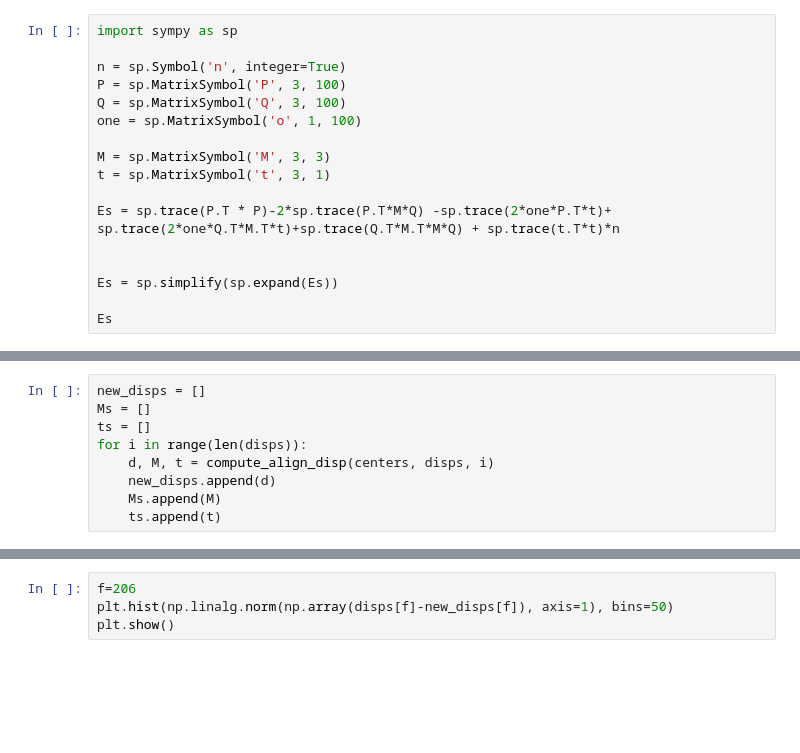
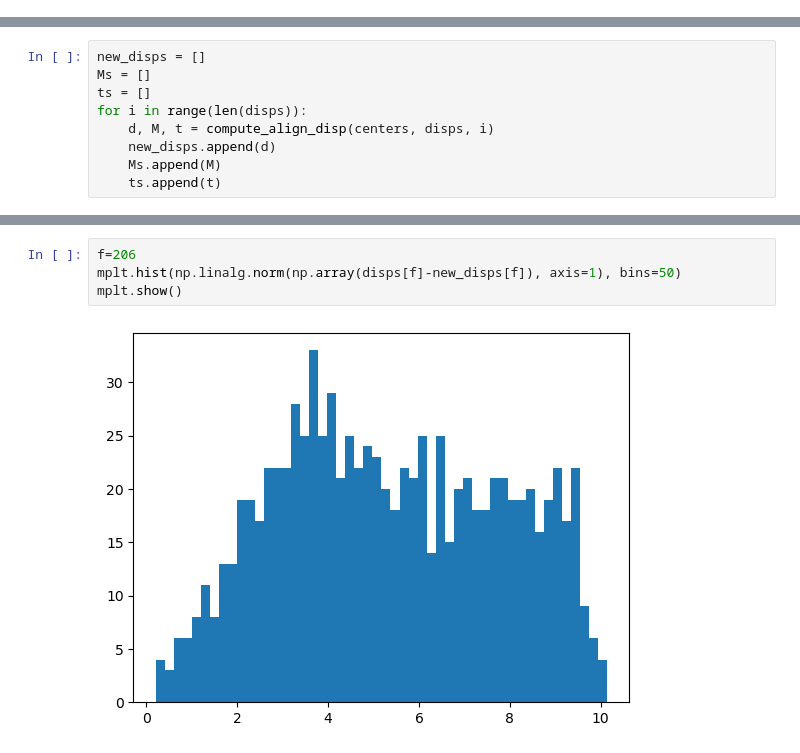
Before and after one commit to ziyi-zhang/Zebrafish, a Jupyter notebook: read_analysis.ipynb, the cells around one changed output, grey strips where cells are left out. Saved outputs shown, nothing was run; the diff lists cells and outputs as text; blank space fills up the shorter version.

```diff
--- a/read_analysis.ipynb
+++ b/read_analysis.ipynb
@@ -114,17 +88,0 @@ $$
-# %%
-import sympy as sp
-
-n = sp.Symbol('n', integer=True)
-P = sp.MatrixSymbol('P', 3, 100)
-Q = sp.MatrixSymbol('Q', 3, 100)
-one = sp.MatrixSymbol('o', 1, 100)
-
-M = sp.MatrixSymbol('M', 3, 3)
-t = sp.MatrixSymbol('t', 3, 1)
-
-Es = sp.trace(P.T * P)-2*sp.trace(P.T*M*Q) -sp.trace(2*one*P.T*t)+ sp.trace(2*one*Q.T*M.T*t)+sp.trace(Q.T*M.T*M*Q) + sp.trace(t.T*t)*n
-
-
-Es = sp.simplify(sp.expand(Es))
-
-Es
@@ -364,5 +338,7 @@ interact(callback, x=(0, len(disps)-1, 1), continuous_update=False)
 # %%
 f=206
-plt.hist(np.linalg.norm(np.array(disps[f]-new_disps[f]), axis=1), bins=50)
-plt.show()
+mplt.hist(np.linalg.norm(np.array(disps[f]-new_disps[f]), axis=1), bins=50)
+mplt.show()
+# %% [output]
+[figure, added]
 # %%
```
Also changed, not shown: parts of 24 cells of this notebook, 1 other file.
